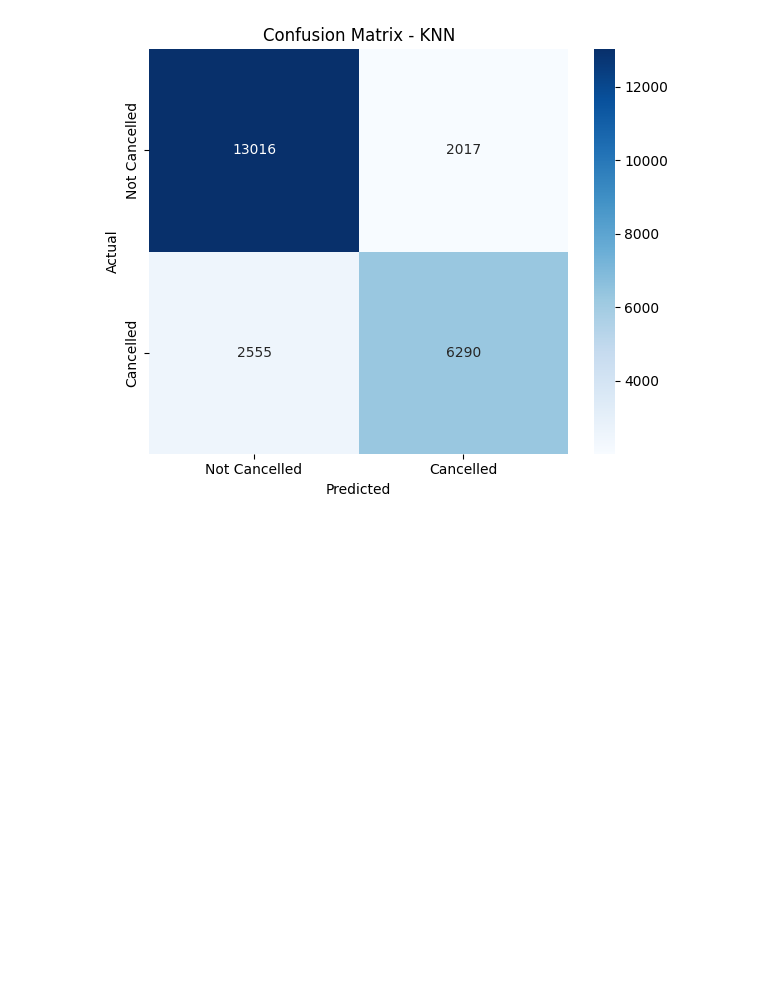
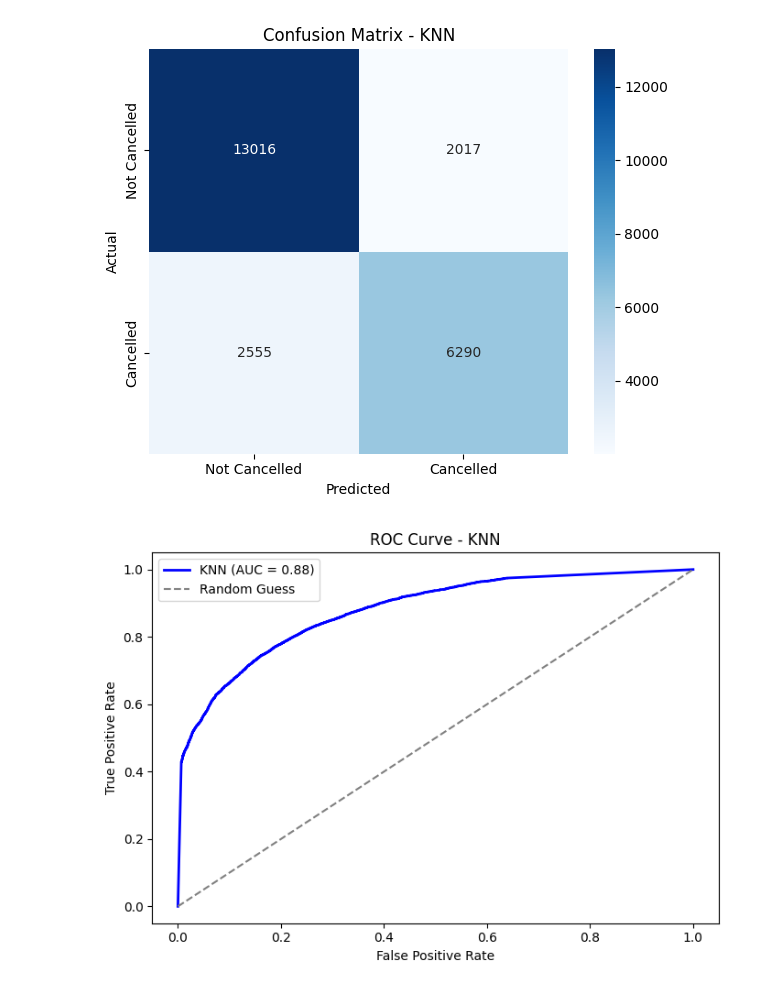
Before and after one commit to Eranga999/ML_Group_Assigment, a Jupyter notebook: KNN-IT22075208.ipynb, the cells around one changed output. Cells and saved outputs as stored; diff of their text form; code cells hidden in the pictures; blank space fills up the shorter version.

Commit message:
ROC Curve

```diff
--- a/KNN-IT22075208.ipynb
+++ b/KNN-IT22075208.ipynb
@@ -314,3 +314,19 @@ plt.tight_layout()
 plt.show()
 # %% [output]
 [figure]
+# %%
+# Cell 15 - ROC Curve
+fpr, tpr, thresholds = roc_curve(y_test, y_prob)
+
+plt.figure(figsize=(7, 5))
+plt.plot(fpr, tpr, color='blue', lw=2,
+         label=f'KNN (AUC = {roc_auc:.2f})')
+plt.plot([0, 1], [0, 1], color='gray', linestyle='--', label='Random Guess')
+plt.xlabel('False Positive Rate')
+plt.ylabel('True Positive Rate')
+plt.title('ROC Curve - KNN')
+plt.legend()
+plt.tight_layout()
+plt.show()
+# %% [output]
+[figure, added]
```
